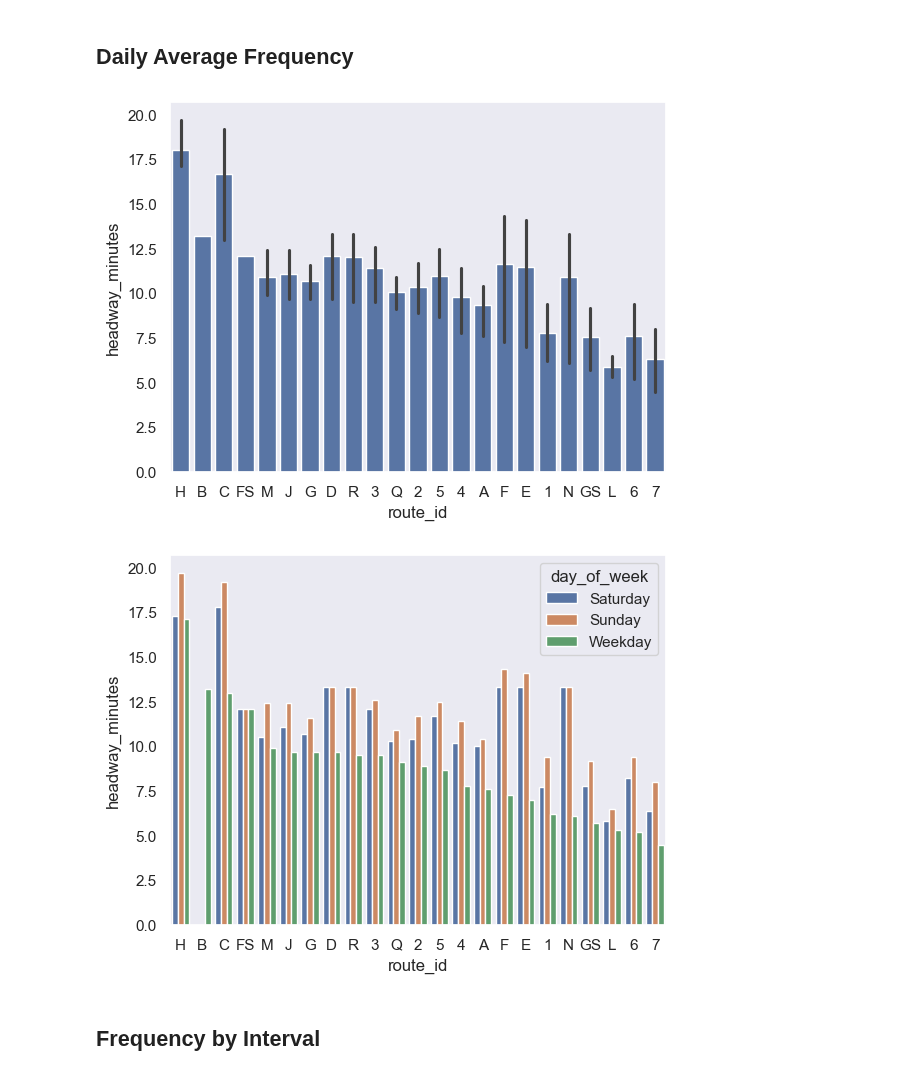
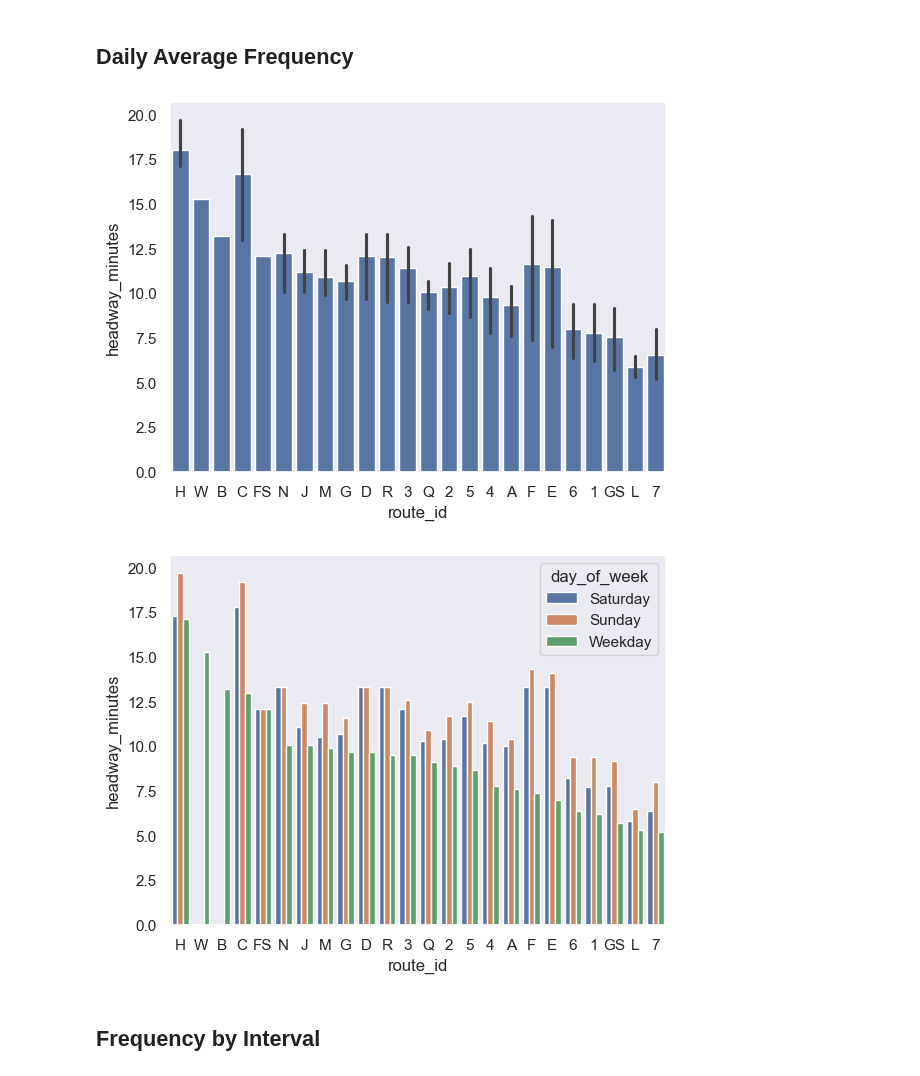
Before and after one commit to gregfeliu/NYC-Subway-Frequencies, a Jupyter notebook: Notebooks/1.Frequency_by_Service.ipynb, the cells around one changed output. Drawn from its saved outputs; the diff is of its cells as text; code cells hidden in the pictures.

```diff
--- a/Notebooks/1.Frequency_by_Service.ipynb
+++ b/Notebooks/1.Frequency_by_Service.ipynb
@@ -250,29 +259,31 @@ fig = hourly_number_of_trains_by_day.get_figure()
 # %% [markdown]
 # Data Visualizations
+# %%
+route_frequency_by_day_trimmed = route_frequency_by_day[route_frequency_by_day['headway_minutes']<=20]
 # %%
 # the route length shifts variabley so the frequency calculations are incorrect
-sorted_routes = route_frequency_by_day[route_frequency_by_day
+sorted_routes = route_frequency_by_day_trimmed[route_frequency_by_day_trimmed
                                  ['day_of_week']=='Weekday'].sort_values(by='trains_per_hour')['route_id'].values
 # %% [markdown]
 ## Daily Average Frequency
 # %%
 # with error bar
-ax = sns.barplot(data = route_frequency_by_day, x = 'route_id', y='headway_minutes'
+ax = sns.barplot(data = route_frequency_by_day_trimmed, x = 'route_id', y='headway_minutes'
                  , order=sorted_routes)
 #     ax.title(interval)
 ax.grid(axis='y')
 plt.show()
 # %% [output]
-[figure, old version]
+[figure, new version]
 # %%
 # separated by day
-ax = sns.barplot(data = route_frequency_by_day, x = 'route_id', y='headway_minutes'
+ax = sns.barplot(data = route_frequency_by_day_trimmed, x = 'route_id', y='headway_minutes'
                  , hue='day_of_week', order=sorted_routes)
 #     ax.title(interval)
 ax.grid(axis='y')
 plt.show()
 # %% [output]
-[figure, old version]
+[figure, new version]
 # %% [markdown]
 ## Frequency by Interval
 # %%
```
Also changed, not shown: parts of 26 cells of this notebook, 1 other file.
